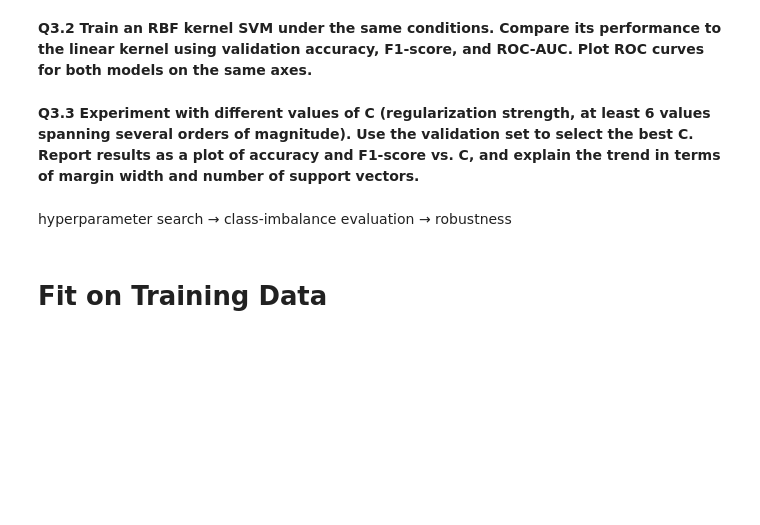
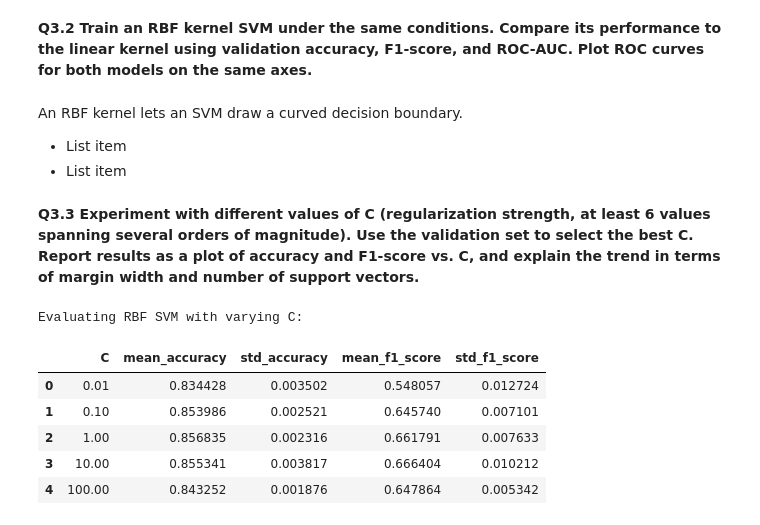
Before and after one commit to Artomic2020/Break_the_Universe, a Jupyter notebook: Assignment2_IDATG2208_26_AdultCensus.ipynb, the cells around one changed output. Drawn from its saved outputs; the diff is of its cells as text; code cells hidden in the pictures; blank space fills up the shorter version.

```diff
--- a/Assignment2_IDATG2208_26_AdultCensus.ipynb
+++ b/Assignment2_IDATG2208_26_AdultCensus.ipynb
@@ -1475,12 +1629,61 @@ The gap between **accuracy (0.8568)** and **balanced accuracy (0.7640)** matters
 # %% [markdown]
 **Q3.2 Train an RBF kernel SVM under the same conditions. Compare its performance to the linear kernel using validation accuracy, F1-score, and ROC-AUC. Plot ROC
 curves for both models on the same axes.**
+# %% [markdown]
+An RBF kernel lets an SVM draw a curved decision boundary.
+
+*   List item
+*   List item
 # %% [markdown]
 **Q3.3 Experiment with different values of C (regularization strength, at least 6 values
 spanning several orders of magnitude). Use the validation set to select the best C.
 Report results as a plot of accuracy and F1-score vs. C, and explain the trend in
 terms of margin width and number of support vectors.**
-# %% [markdown]
-hyperparameter search → class-imbalance evaluation → robustness
-# %% [markdown]
-# **Fit on Training Data**
+# %%
+import numpy as np
+import pandas as pd
+from sklearn.metrics import f1_score, make_scorer
+from sklearn.model_selection import cross_validate
+from sklearn.pipeline import Pipeline
+from sklearn.svm import SVC
+
+C_values = [0.01, 0.1, 1, 10, 100]
+
+f1_scorer = make_scorer(f1_score, pos_label='>50K')
+results = []
+
+print("Evaluating RBF SVM with varying C:\n")
+
+for C in C_values:
+    svm_pipeline = Pipeline(steps=[
+        ('preprocessor', preprocessor),
+        ('classifier', SVC(kernel='rbf', C=C))
+    ])
+
+    scores = cross_validate(
+        svm_pipeline,
+        X_train,
+        y_train,
+        cv=skf,
+        scoring={'accuracy': 'accuracy', 'f1': f1_scorer},
+        n_jobs=-1
+    )
+
+    results.append({
+        'C': C,
+        'mean_accuracy': scores['test_accuracy'].mean(),
+        'std_accuracy': scores['test_accuracy'].std(),
+        'mean_f1_score': scores['test_f1'].mean(),
+        'std_f1_score': scores['test_f1'].std()
+    })
+
+results_df = pd.DataFrame(results)
+display(results_df)
+# %% [output]
+Evaluating RBF SVM with varying C:
+|  | C | mean_accuracy | std_accuracy | mean_f1_score | std_f1_score |
+| 0 | 0.01 | 0.834428 | 0.003502 | 0.548057 | 0.012724 |
+| 1 | 0.10 | 0.853986 | 0.002521 | 0.645740 | 0.007101 |
+| 2 | 1.00 | 0.856835 | 0.002316 | 0.661791 | 0.007633 |
+| 3 | 10.00 | 0.855341 | 0.003817 | 0.666404 | 0.010212 |
+| 4 | 100.00 | 0.843252 | 0.001876 | 0.647864 | 0.005342 |
```
Also changed, not shown: parts of 19 cells of this notebook.
